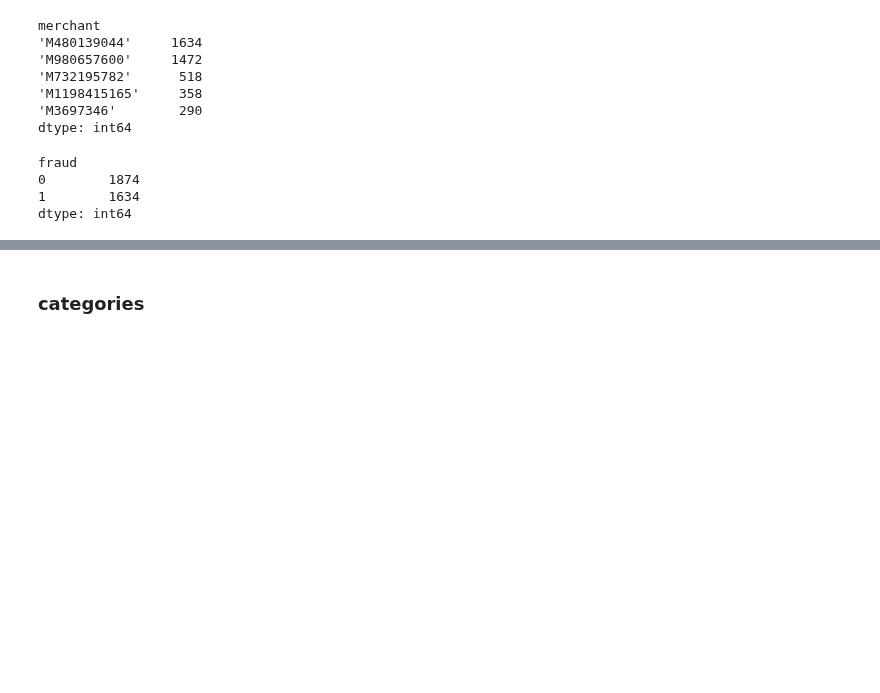
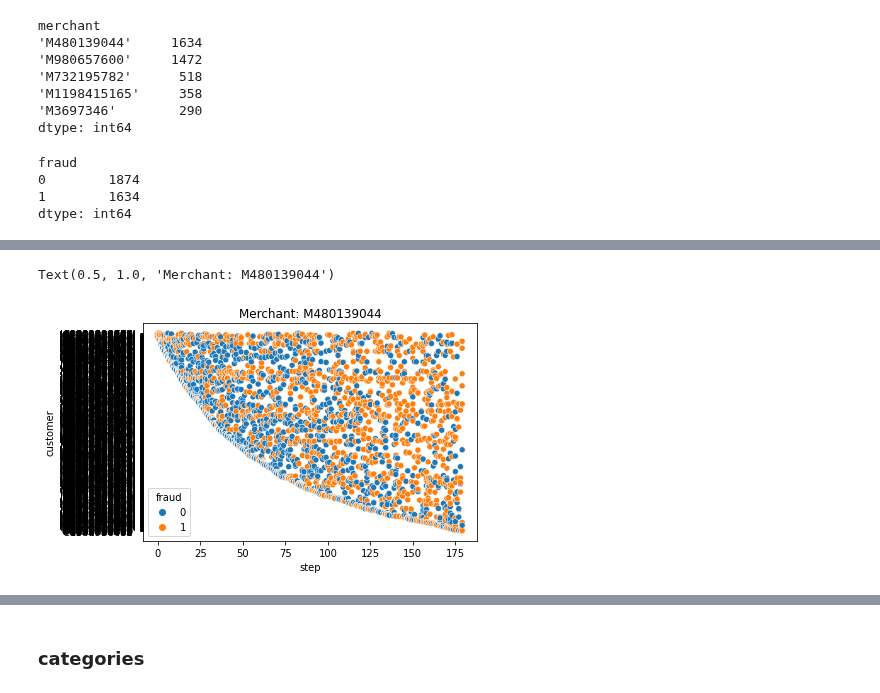
Before and after one commit to Maitha-mo/sampleGuys_final-project_dsml2021, a Jupyter notebook: fraudDetection_hergen.ipynb, the cells around one changed output, grey strips where cells are left out. Saved outputs shown, nothing was run; the diff lists cells and outputs as text; code cells hidden in the pictures; blank space fills up the shorter version.

```diff
--- a/fraudDetection_hergen.ipynb
+++ b/fraudDetection_hergen.ipynb
@@ -477,0 +493,6 @@ dtype: int64
+# %%
+sns.scatterplot(x='step', y='customer', hue='fraud',
+                data=worstMerchantDf,).set_title('Merchant: ' + worstMerchant)
+# %% [output]
+Text(0.5, 1.0, 'Merchant: M480139044')
+[figure, added]
```
Also changed, not shown: parts of 15 cells of this notebook.
